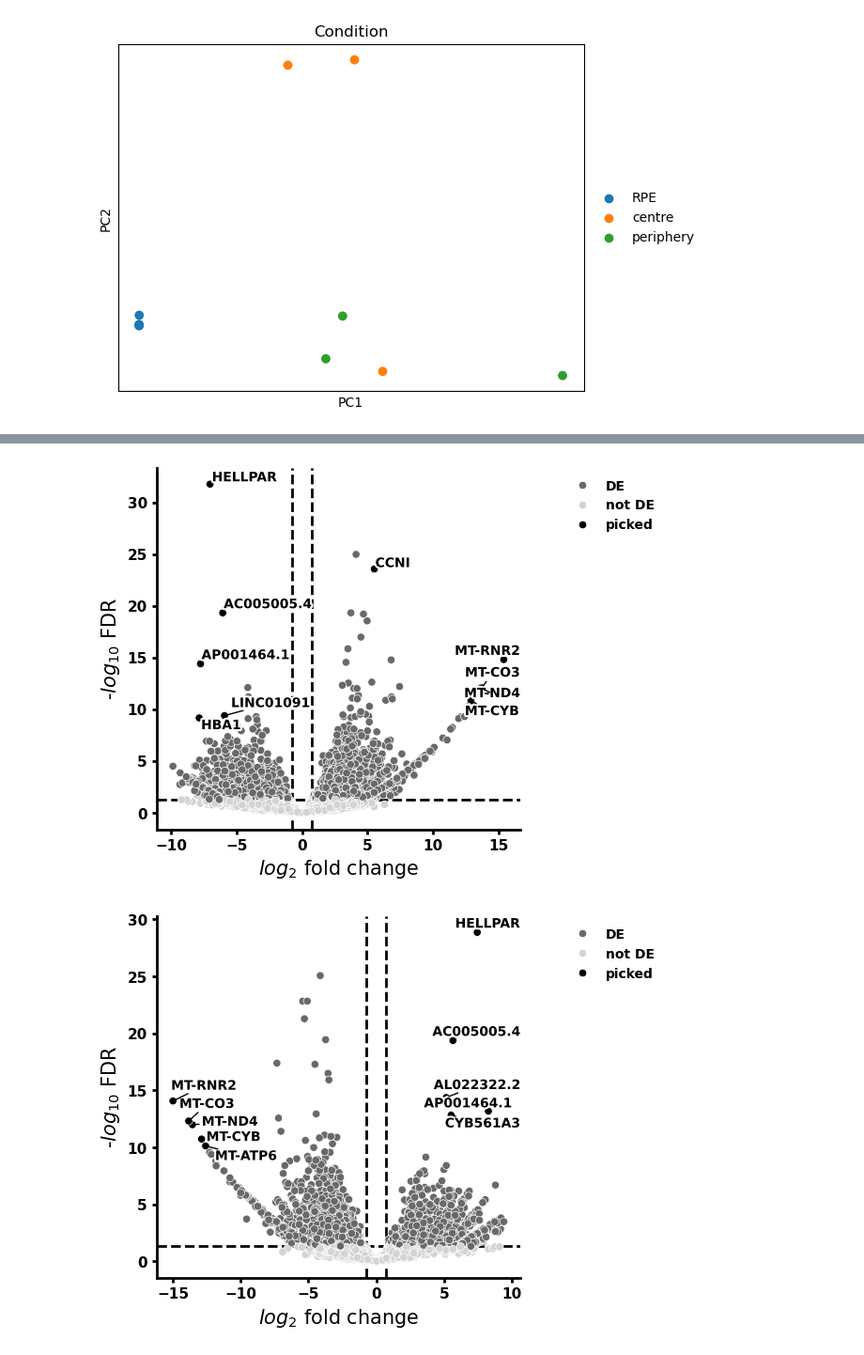
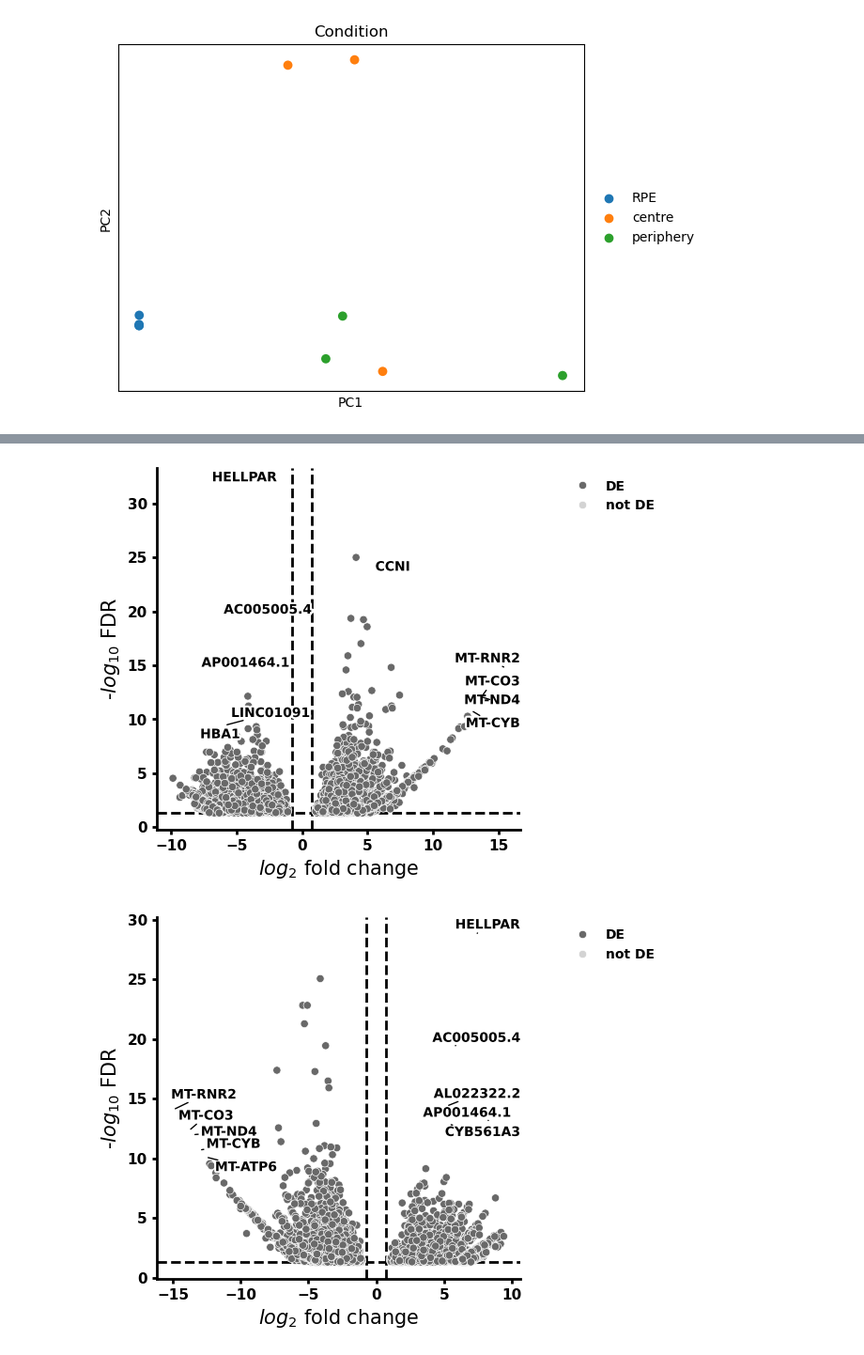
Before and after one commit to Loanestrn/TranscriptomeAtlas, a Jupyter notebook: benchmarks/notebooks/2_deseq2.ipynb, the cells around one changed output, grey strips where cells are left out. Shown at 94% size. Saved outputs shown, nothing was run; the diff lists cells and outputs as text; code cells hidden in the pictures.

```diff
--- a/benchmarks/notebooks/2_deseq2.ipynb
+++ b/benchmarks/notebooks/2_deseq2.ipynb
@@ -308,8 +283,9 @@ volcano(sigsPC, symbol='Symbol')
 # %%
-volcano(PR_res, symbol='Symbol')
+volcano(sigsPR, symbol='Symbol')
 # %% [output]
-[figure, old version]
+[figure, new version]
 # %%
-volcano(RC_res, symbol='Symbol')
+
+volcano(sigsRC, symbol='Symbol')
 # %% [output]
-[figure, old version]
+[figure, new version]
```
Also changed, not shown: parts of 10 cells of this notebook, 7 other files.
